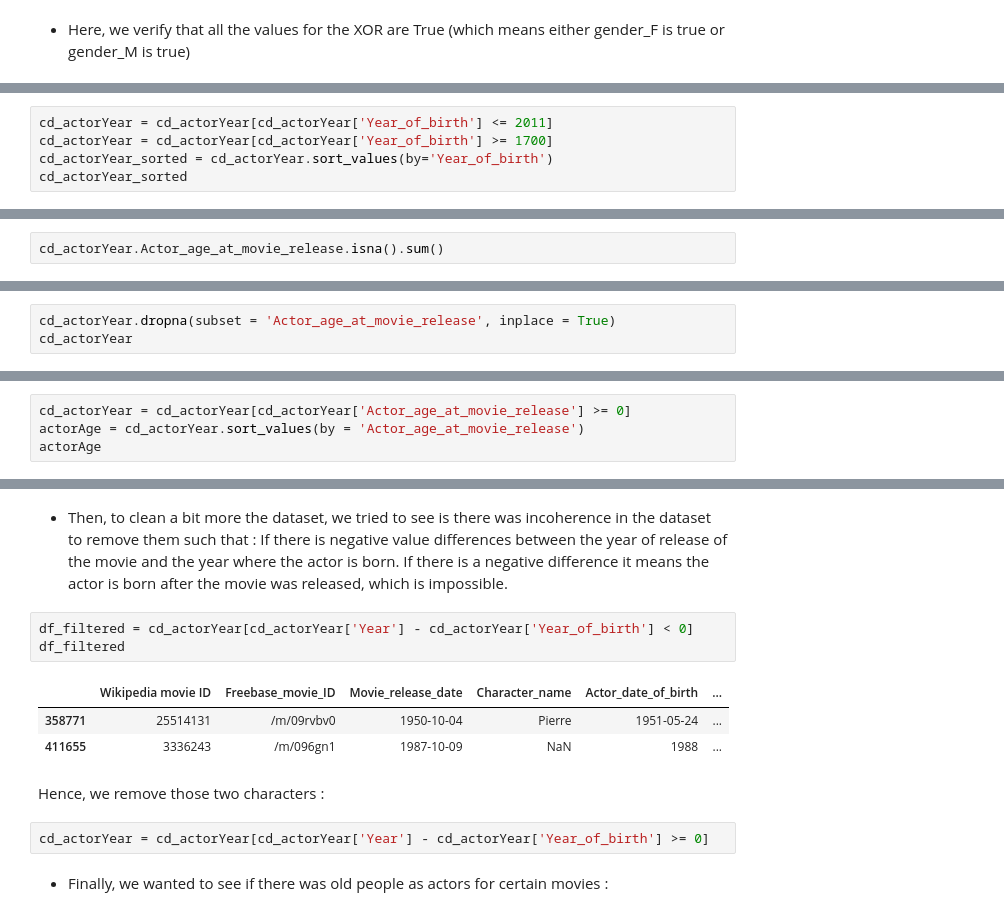
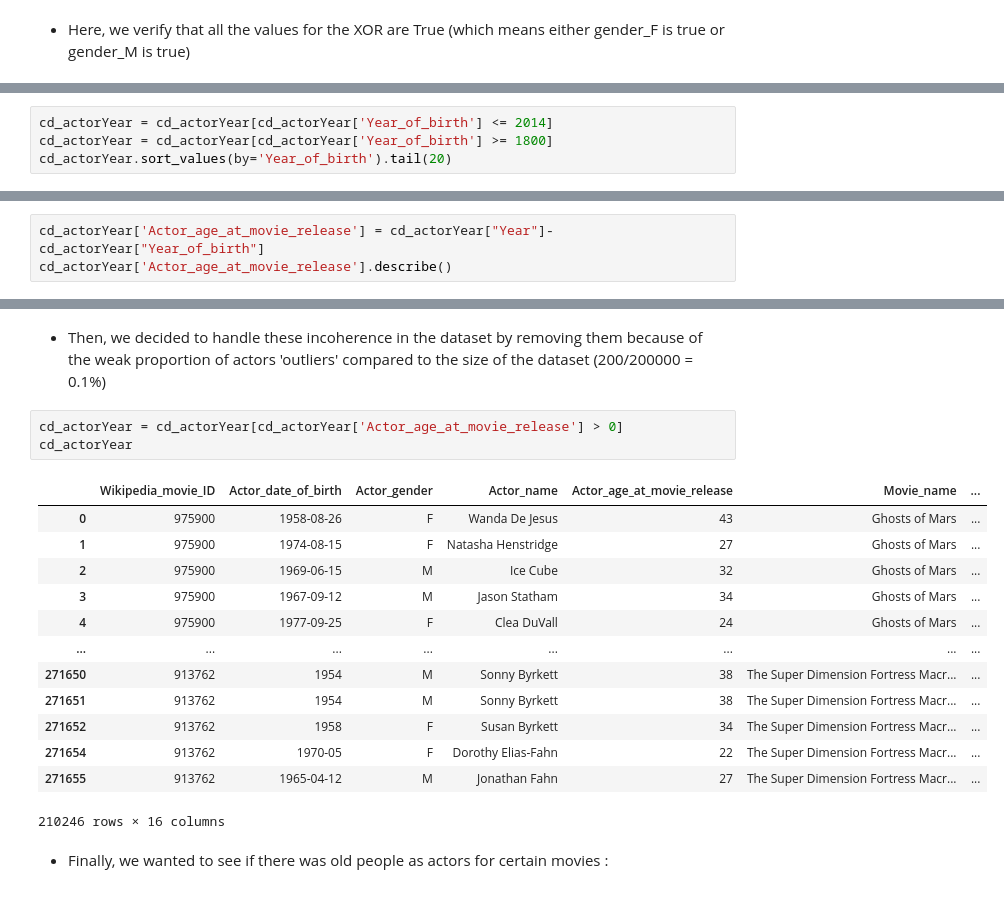
Before and after one commit to epfl-ada/ada-2024-project-melyn, a Jupyter notebook: pipeline/character_dataset_cleaning.ipynb, the cells around one changed output, grey strips where cells are left out. Saved outputs shown, nothing was run; the diff lists cells and outputs as text.

```diff
--- a/pipeline/character_dataset_cleaning.ipynb
+++ b/pipeline/character_dataset_cleaning.ipynb
@@ -295,6 +224,5 @@ cd_actorYear_sorted.tail(20)
 # %%
-cd_actorYear = cd_actorYear[cd_actorYear['Year_of_birth'] <= 2011]
-cd_actorYear = cd_actorYear[cd_actorYear['Year_of_birth'] >= 1700]
-cd_actorYear_sorted = cd_actorYear.sort_values(by='Year_of_birth')
-cd_actorYear_sorted
+cd_actorYear = cd_actorYear[cd_actorYear['Year_of_birth'] <= 2014]
+cd_actorYear = cd_actorYear[cd_actorYear['Year_of_birth'] >= 1800]
+cd_actorYear.sort_values(by='Year_of_birth').tail(20)
 # %% [output]
@@ -316,3 +248,4 @@ cd_actorYear_sorted
 # %%
-cd_actorYear.Actor_age_at_movie_release.isna().sum()
+cd_actorYear['Actor_age_at_movie_release'] = cd_actorYear["Year"]-cd_actorYear["Year_of_birth"]
+cd_actorYear['Actor_age_at_movie_release'].describe()
 # %% [output]
@@ -320,3 +260,0 @@ cd_actorYear.Actor_age_at_movie_release.isna().sum()
-# %%
-cd_actorYear.dropna(subset = 'Actor_age_at_movie_release', inplace = True)
-cd_actorYear
@@ -356,4 +267,0 @@ actorAge
-# %%
-cd_actorYear = cd_actorYear[cd_actorYear['Actor_age_at_movie_release'] >= 0]
-actorAge = cd_actorYear.sort_values(by = 'Actor_age_at_movie_release')
-actorAge
@@ -374,16 +268,22 @@ actorAge
 # %% [markdown]
-- Then, to clean a bit more the dataset, we tried to see is there was incoherence in the dataset to remove them such that : If there is negative value differences between the year of release of the movie and the year where the actor is born. If there is a negative difference it means the actor is born after the movie was released, which is impossible.
+- Then, we decided to handle these incoherence in the dataset by removing them because of the weak proportion of actors 'outliers' compared to the size of the dataset (200/200000 = 0.1%)
 # %%
-df_filtered = cd_actorYear[cd_actorYear['Year'] - cd_actorYear['Year_of_birth'] < 0]
-df_filtered
+cd_actorYear = cd_actorYear[cd_actorYear['Actor_age_at_movie_release'] > 0]
+cd_actorYear
 # %% [output]
-|  | Wikipedia movie ID | Freebase_movie_ID | Movie_release_date | Character_name | Actor_date_of_birth | ... |
-| 358771 | 25514131 | /m/09rvbv0 | 1950-10-04 | Pierre | 1951-05-24 | ... |
-| 411655 | 3336243 | /m/096gn1 | 1987-10-09 | NaN | 1988 | ... |
+|  | Wikipedia_movie_ID | Actor_date_of_birth | Actor_gender | Actor_name | Actor_age_at_movie_release | Movie_name | ... |
+| 0 | 975900 | 1958-08-26 | F | Wanda De Jesus | 43 | Ghosts of Mars | ... |
+| 1 | 975900 | 1974-08-15 | F | Natasha Henstridge | 27 | Ghosts of Mars | ... |
+| 2 | 975900 | 1969-06-15 | M | Ice Cube | 32 | Ghosts of Mars | ... |
+| 3 | 975900 | 1967-09-12 | M | Jason Statham | 34 | Ghosts of Mars | ... |
+| 4 | 975900 | 1977-09-25 | F | Clea DuVall | 24 | Ghosts of Mars | ... |
+| ... | ... | ... | ... | ... | ... | ... | ... |
+| 271650 | 913762 | 1954 | M | Sonny Byrkett | 38 | The Super Dimension Fortress Macr... | ... |
+| 271651 | 913762 | 1954 | M | Sonny Byrkett | 38 | The Super Dimension Fortress Macr... | ... |
+| 271652 | 913762 | 1958 | F | Susan Byrkett | 34 | The Super Dimension Fortress Macr... | ... |
+| 271654 | 913762 | 1970-05 | F | Dorothy Elias-Fahn | 22 | The Super Dimension Fortress Macr... | ... |
+| 271655 | 913762 | 1965-04-12 | M | Jonathan Fahn | 27 | The Super Dimension Fortress Macr... | ... |
+210246 rows × 16 columns
-# %% [markdown]
-Hence, we remove those two characters :
-# %%
-cd_actorYear = cd_actorYear[cd_actorYear['Year'] - cd_actorYear['Year_of_birth'] >= 0]
 # %% [markdown]
 - Finally, we wanted to see if there was old people as actors for certain movies :
 # %%
```
Also changed, not shown: parts of 58 cells of this notebook, 2 other files.
